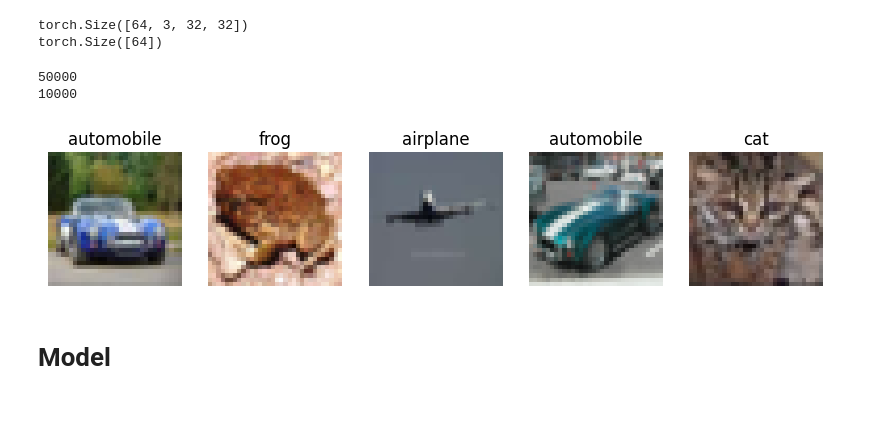
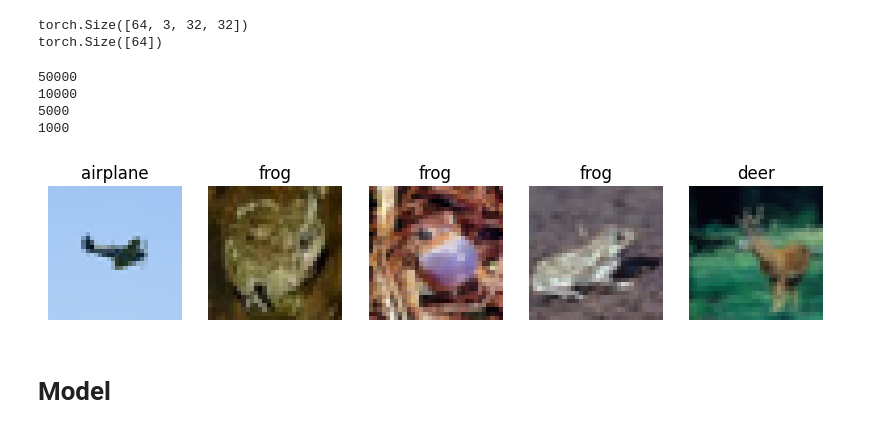
Before and after one commit to AlexvanAlphen/portfolio-example, a Jupyter notebook: 4-hypertuning-ray/notebook.ipynb, the cells around one changed output. Cells and saved outputs as stored; diff of their text form; code cells hidden in the pictures.

```diff
--- a/4-hypertuning-ray/notebook.ipynb
+++ b/4-hypertuning-ray/notebook.ipynb
@@ -28,27 +31,24 @@ from datetime import datetime
 # %%
-transform = transforms.Compose([
-    transforms.Resize((32, 32)),
-    transforms.ToTensor(),
-    transforms.Normalize((0.5,), (0.5,))
-])
+transform = transforms.Compose([transforms.Resize((32, 32)),transforms.ToTensor(),])
 
-train_dataset = datasets.CIFAR10(
+train_dataset = torchvision.datasets.CIFAR10(
     root="./data",
     train=True,
     download=True,
     transform=transform
 )
 
-test_dataset = datasets.CIFAR10(
+test_dataset = torchvision.datasets.CIFAR10(
     root="./data",
     train=False,
     download=True,
     transform=transform
 )
+
 from torch.utils.data import Subset
 
-train_subset = Subset(train_dataset, list(range(10000)))
-test_subset = Subset(test_dataset, list(range(2000)))
+train_subset = Subset(train_dataset, list(range(5000)))
+test_subset = Subset(test_dataset, list(range(1000)))
 
 train_loader = DataLoader(train_subset, batch_size=64, shuffle=True)
 test_loader = DataLoader(test_subset, batch_size=64)
@@ -71,25 +77,29 @@ torch.Size([64])
 # %%
 print(len(train_dataset))
 print(len(test_dataset))
+print(len(train_subset))
+print(len(test_subset))
 # %% [output]
 50000
 10000
+5000
+1000
 # %%
 classes = train_dataset.classes
 
 fig, axes = plt.subplots(1, 5, figsize=(10,3))
 
 for i in range(5):
-    img = images[i] / 2 + 0.5
+    img = images[i]
     img = img.permute(1,2,0)
 
     axes[i].imshow(img)
     axes[i].set_title(classes[labels[i]])
     axes[i].axis("off")
 
 plt.show()
 # %% [output]
-[figure, old version]
+[figure, new version]
 # %% [markdown]
 # Model
 # %% [markdown]
```
Also changed, not shown: parts of 7 cells of this notebook, 35 other files.
